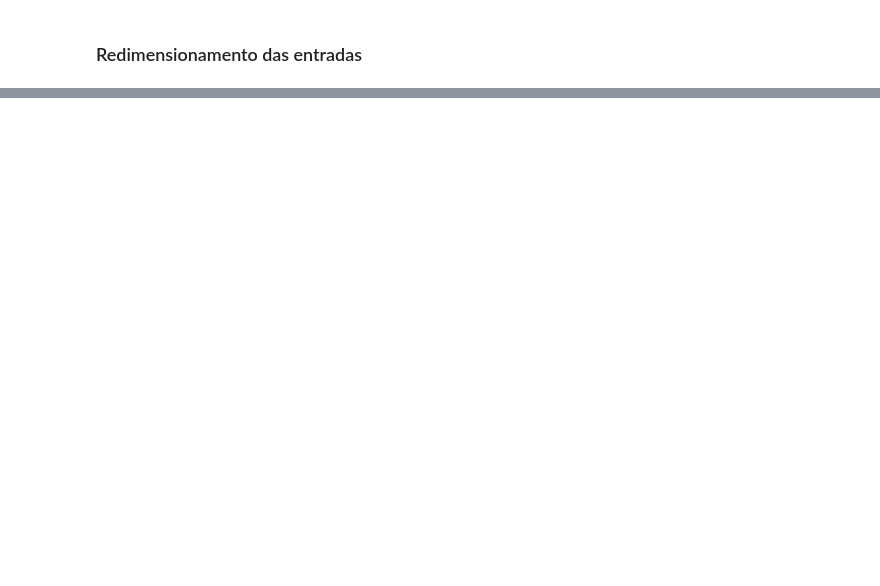
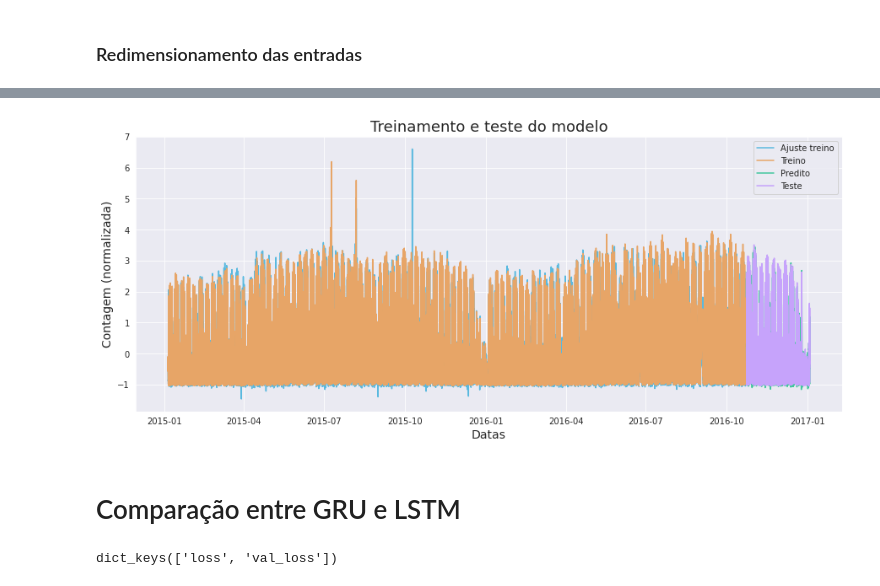
Before and after one commit to Tathy/Previsao_fluxo_de_aluguel_de_bicicletas, a Jupyter notebook: Previsao_fluxo_de_biclicletas.ipynb, the cells around one changed output, grey strips where cells are left out. Cells and saved outputs as stored; diff of their text form; code cells hidden in the pictures; blank space fills up the shorter version.

Commit message:
GRU e comparativos com LSTM

```diff
--- a/Previsao_fluxo_de_biclicletas.ipynb
+++ b/Previsao_fluxo_de_biclicletas.ipynb
@@ -193,0 +279,11 @@ _________________________________________________________________
+# %%
+recorrente_g = Sequential()
+
+recorrente_g.add(
+    GRU(128, input_shape = (X_train.shape[1], X_train.shape[2]))
+)
+recorrente_g.add(
+    Dense(units = 1)
+)
+
+recorrente_g.compile(loss = 'mean_squared_error', optimizer = 'RMSProp')
@@ -193,0 +324,4 @@ _________________________________________________________________
+# %%
+results_g = recorrente_g.fit(X_train, y_train,
+                         validation_data = (X_test, y_test),
+                         epochs = n_epochs)
@@ -193,0 +349,3 @@ _________________________________________________________________
+# %%
+y_predict_g = recorrente_g.predict(X_train)
+y_predict_test_g = recorrente_g.predict(X_test)
@@ -193,0 +355,23 @@ _________________________________________________________________
+# %%
+plt.figure(figsize = (15, 6))
+
+sns.lineplot(data = bike[10:tamanho_treino], x = 'datas', y = y_predict_g[:,0], label = 'Ajuste treino')
+sns.lineplot(data = bike[10:tamanho_treino], x = 'datas', y = y_train, label = 'Treino')
+
+sns.lineplot(data = bike[tamanho_treino:-10], x = 'datas', y = y_predict_test_g[:,0], label = 'Predito')
+sns.lineplot(data = bike[tamanho_treino:-10], x = 'datas', y = y_test, label = 'Teste')
+
+plt.xlabel('Datas', fontsize = 14)
+plt.ylabel('Contagem (normalizada)', fontsize = 14)
+plt.title('Treinamento e teste do modelo', fontsize = 18)
+plt.grid(True)
+
+plt.show()
+# %% [output]
+[figure, added]
+# %% [markdown]
+# Comparação entre GRU e LSTM
+# %%
+print(results_g.history.keys())
+# %% [output]
+dict_keys(['loss', 'val_loss'])
```
Also changed, not shown: parts of 28 cells of this notebook.
